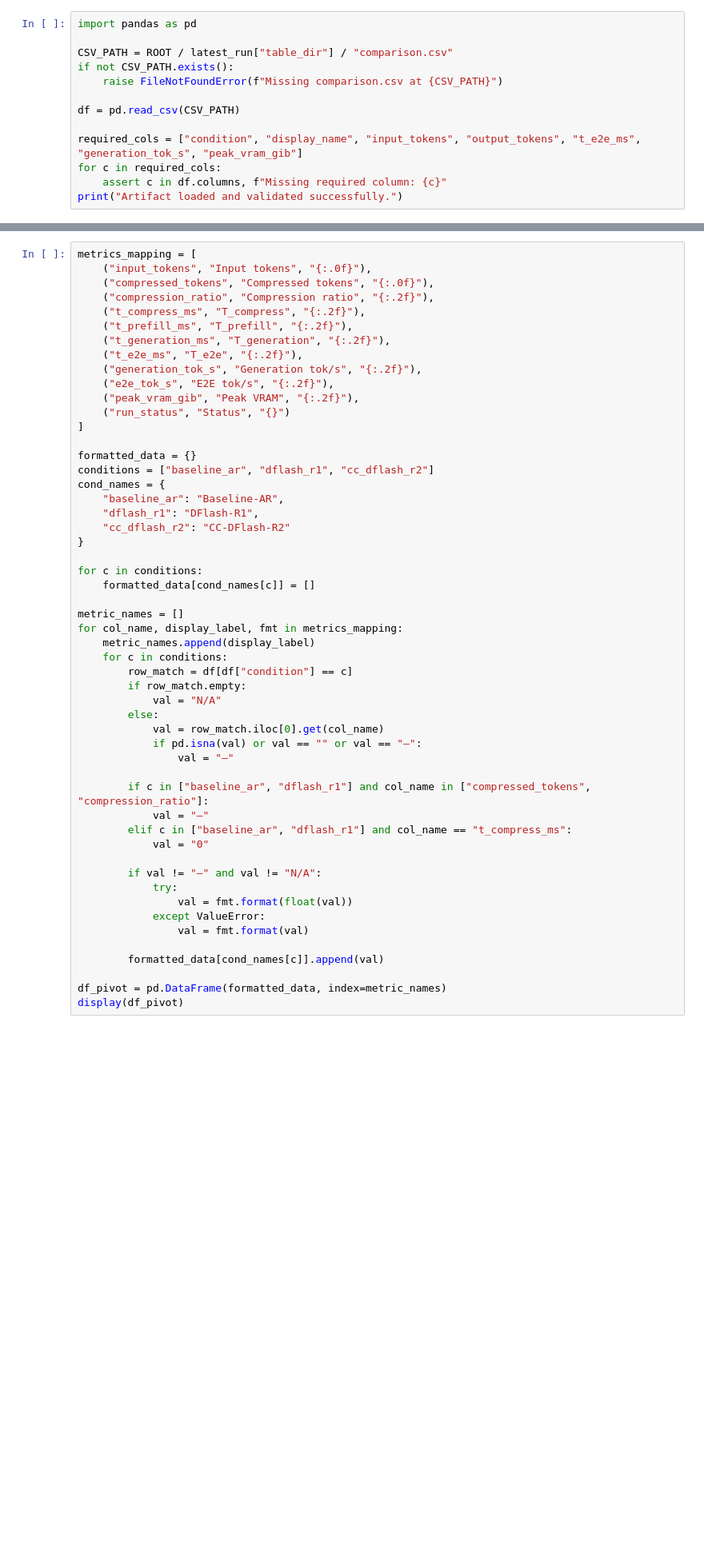
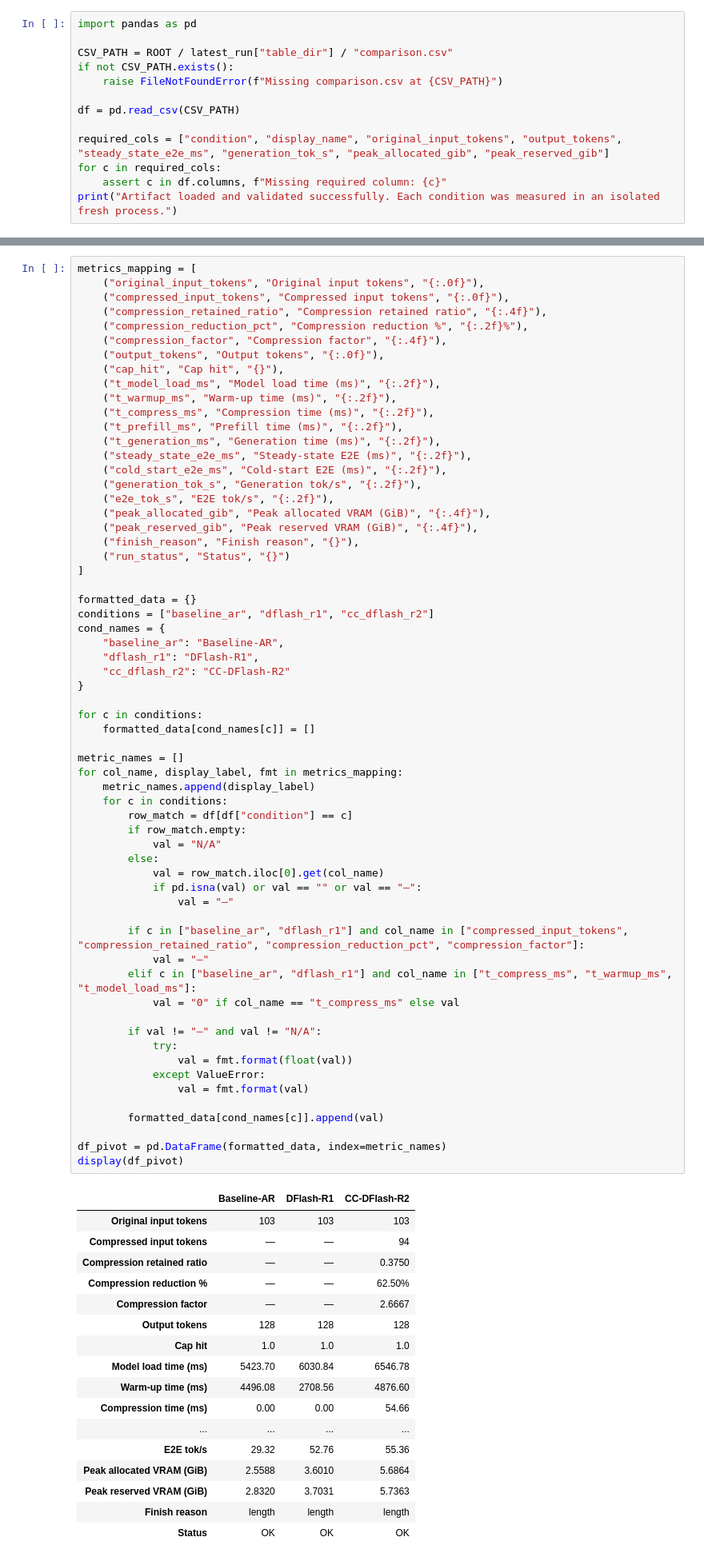
Before and after one commit to onsra520/Context-Compressed-DFlash, a Jupyter notebook: notebooks/03_compare_benchmark_charts.ipynb, the cells around one changed output, grey strips where cells are left out. Shown at 80% size. Saved outputs shown, nothing was run; the diff lists cells and outputs as text; blank space fills up the shorter version.

```diff
--- a/notebooks/03_compare_benchmark_charts.ipynb
+++ b/notebooks/03_compare_benchmark_charts.ipynb
@@ -40,7 +44,7 @@ if not CSV_PATH.exists():
 
 df = pd.read_csv(CSV_PATH)
 
-required_cols = ["condition", "display_name", "input_tokens", "output_tokens", "t_e2e_ms", "generation_tok_s", "peak_vram_gib"]
+required_cols = ["condition", "display_name", "original_input_tokens", "output_tokens", "steady_state_e2e_ms", "generation_tok_s", "peak_allocated_gib", "peak_reserved_gib"]
 for c in required_cols:
     assert c in df.columns, f"Missing required column: {c}"
-print("Artifact loaded and validated successfully.")
+print("Artifact loaded and validated successfully. Each condition was measured in an isolated fresh process.")
@@ -48,16 +54,25 @@ print("Artifact loaded and validated successfully.")
 ## Show concise comparison table
 # %%
 metrics_mapping = [
-    ("input_tokens", "Input tokens", "{:.0f}"),
-    ("compressed_tokens", "Compressed tokens", "{:.0f}"),
-    ("compression_ratio", "Compression ratio", "{:.2f}"),
-    ("t_compress_ms", "T_compress", "{:.2f}"),
-    ("t_prefill_ms", "T_prefill", "{:.2f}"),
-    ("t_generation_ms", "T_generation", "{:.2f}"),
-    ("t_e2e_ms", "T_e2e", "{:.2f}"),
+    ("original_input_tokens", "Original input tokens", "{:.0f}"),
+    ("compressed_input_tokens", "Compressed input tokens", "{:.0f}"),
+    ("compression_retained_ratio", "Compression retained ratio", "{:.4f}"),
+    ("compression_reduction_pct", "Compression reduction %", "{:.2f}%"),
+    ("compression_factor", "Compression factor", "{:.4f}"),
+    ("output_tokens", "Output tokens", "{:.0f}"),
+    ("cap_hit", "Cap hit", "{}"),
+    ("t_model_load_ms", "Model load time (ms)", "{:.2f}"),
+    ("t_warmup_ms", "Warm-up time (ms)", "{:.2f}"),
+    ("t_compress_ms", "Compression time (ms)", "{:.2f}"),
+    ("t_prefill_ms", "Prefill time (ms)", "{:.2f}"),
+    ("t_generation_ms", "Generation time (ms)", "{:.2f}"),
+    ("steady_state_e2e_ms", "Steady-state E2E (ms)", "{:.2f}"),
+    ("cold_start_e2e_ms", "Cold-start E2E (ms)", "{:.2f}"),
     ("generation_tok_s", "Generation tok/s", "{:.2f}"),
     ("e2e_tok_s", "E2E tok/s", "{:.2f}"),
-    ("peak_vram_gib", "Peak VRAM", "{:.2f}"),
+    ("peak_allocated_gib", "Peak allocated VRAM (GiB)", "{:.4f}"),
+    ("peak_reserved_gib", "Peak reserved VRAM (GiB)", "{:.4f}"),
+    ("finish_reason", "Finish reason", "{}"),
     ("run_status", "Status", "{}")
 ]
 
@@ -69,36 +84,54 @@ cond_names = {
     "cc_dflash_r2": "CC-DFlash-R2"
 }
 
 for c in conditions:
     formatted_data[cond_names[c]] = []
 
 metric_names = []
 for col_name, display_label, fmt in metrics_mapping:
     metric_names.append(display_label)
     for c in conditions:
         row_match = df[df["condition"] == c]
         if row_match.empty:
             val = "N/A"
         else:
             val = row_match.iloc[0].get(col_name)
             if pd.isna(val) or val == "" or val == "—":
                 val = "—"
 
-        if c in ["baseline_ar", "dflash_r1"] and col_name in ["compressed_tokens", "compression_ratio"]:
+        if c in ["baseline_ar", "dflash_r1"] and col_name in ["compressed_input_tokens", "compression_retained_ratio", "compression_reduction_pct", "compression_factor"]:
             val = "—"
-        elif c in ["baseline_ar", "dflash_r1"] and col_name == "t_compress_ms":
-            val = "0"
+        elif c in ["baseline_ar", "dflash_r1"] and col_name in ["t_compress_ms", "t_warmup_ms", "t_model_load_ms"]:
+            val = "0" if col_name == "t_compress_ms" else val
 
         if val != "—" and val != "N/A":
             try:
                 val = fmt.format(float(val))
             except ValueError:
                 val = fmt.format(val)
 
         formatted_data[cond_names[c]].append(val)
 
 df_pivot = pd.DataFrame(formatted_data, index=metric_names)
 display(df_pivot)
+# %% [output]
+|  | Baseline-AR | DFlash-R1 | CC-DFlash-R2 |
+| Original input tokens | 103 | 103 | 103 |
+| Compressed input tokens | — | — | 94 |
+| Compression retained ratio | — | — | 0.3750 |
+| Compression reduction % | — | — | 62.50% |
+| Compression factor | — | — | 2.6667 |
+| Output tokens | 128 | 128 | 128 |
+| Cap hit | 1.0 | 1.0 | 1.0 |
+| Model load time (ms) | 5423.70 | 6030.84 | 6546.78 |
+| Warm-up time (ms) | 4496.08 | 2708.56 | 4876.60 |
+| Compression time (ms) | 0.00 | 0.00 | 54.66 |
+| ... | ... | ... | ... |
+| E2E tok/s | 29.32 | 52.76 | 55.36 |
+| Peak allocated VRAM (GiB) | 2.5588 | 3.6010 | 5.6864 |
+| Peak reserved VRAM (GiB) | 2.8320 | 3.7031 | 5.7363 |
+| Finish reason | length | length | length |
+| Status | OK | OK | OK |
 # %% [markdown]
 ## Build composite dashboard
 # %%
```
Also changed, not shown: parts of 5 cells of this notebook, 48 other files.
